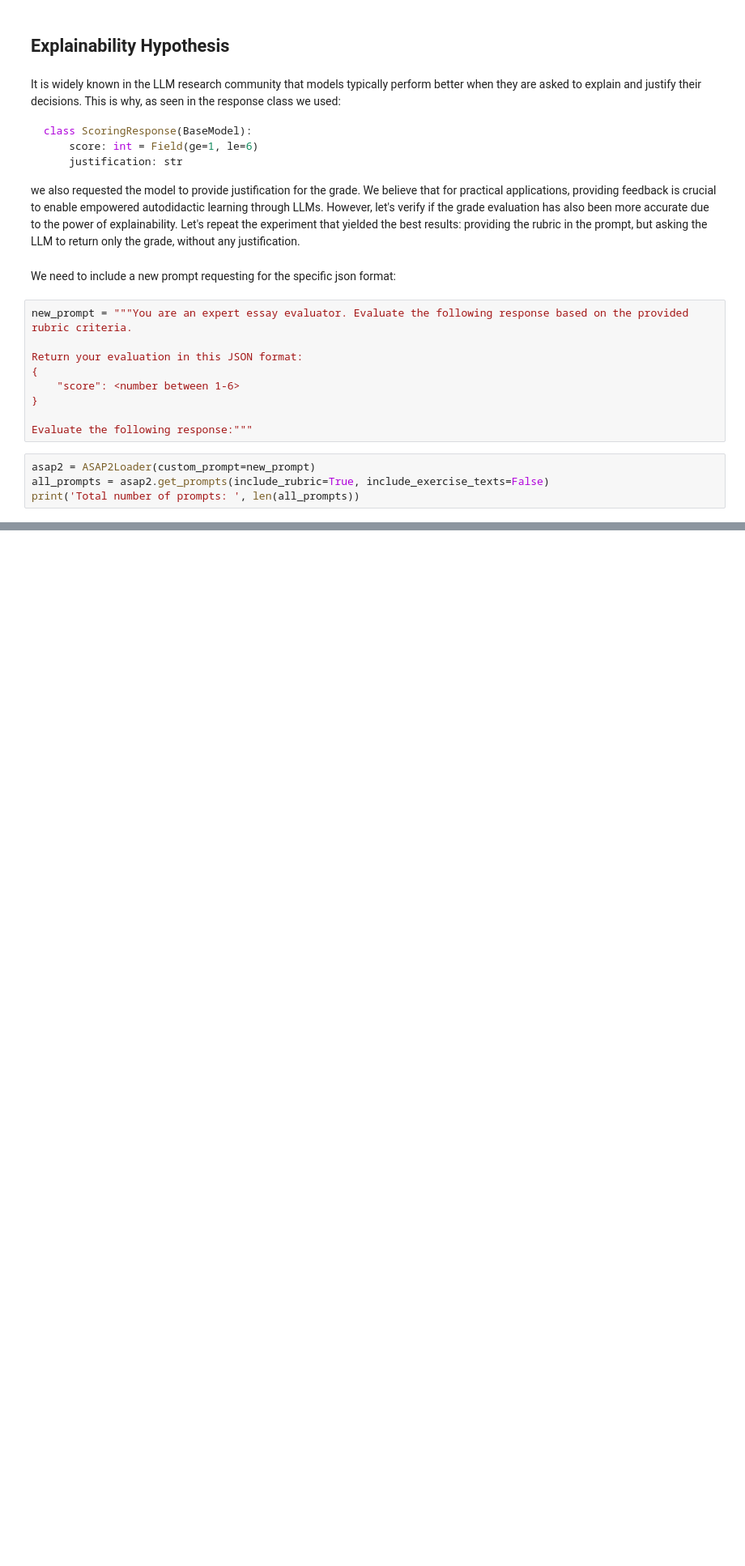
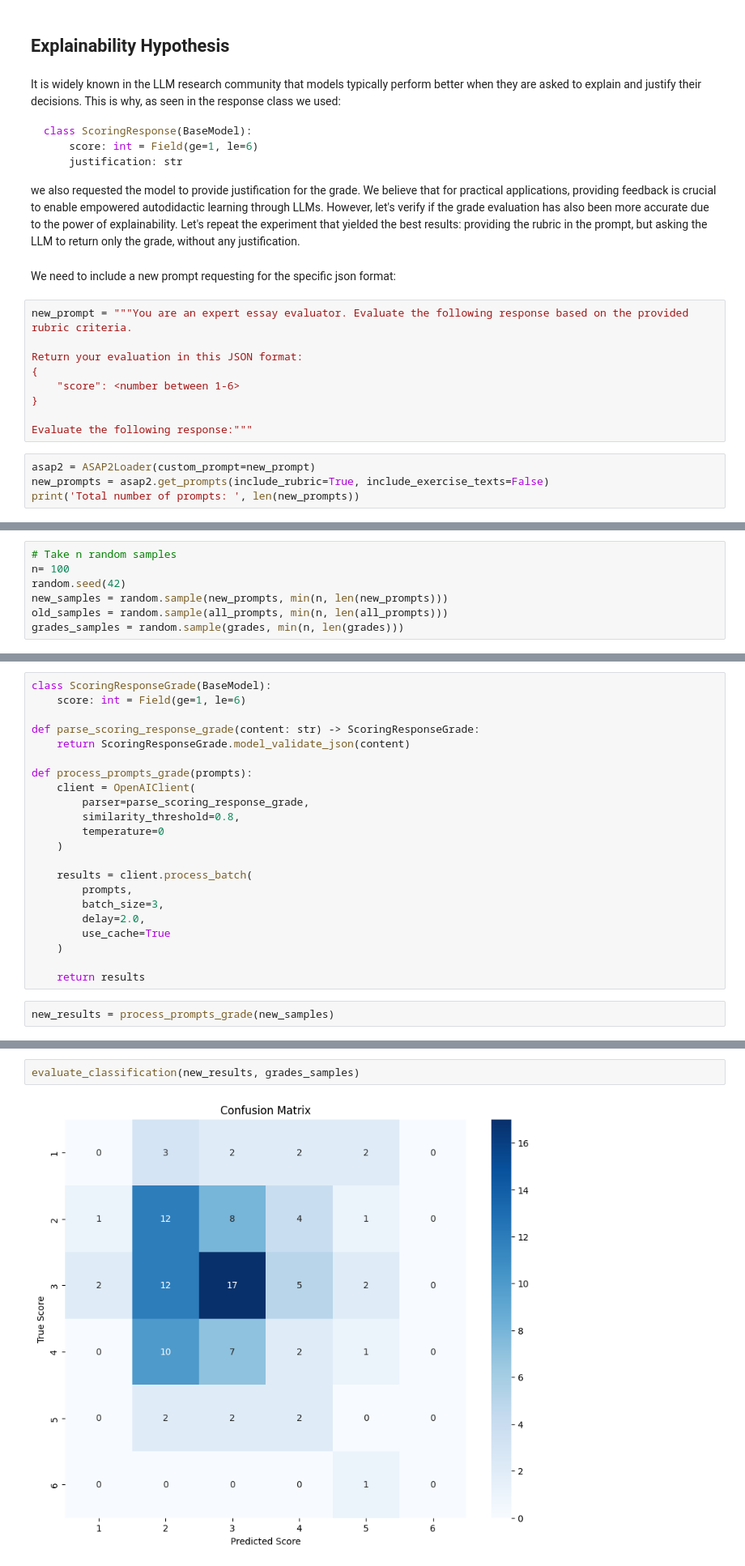
Before and after one commit to alvaro-francisco-gil/mentor-eval, a Jupyter notebook: asap2_analysis.ipynb, the cells around one changed output, grey strips where cells are left out. Shown at 81% size. Cells and saved outputs as stored; diff of their text form; blank space fills up the shorter version.

```diff
--- a/asap2_analysis.ipynb
+++ b/asap2_analysis.ipynb
@@ -565,6 +566,6 @@ Return your evaluation in this JSON format:
 Evaluate the following response:"""
 # %%
 asap2 = ASAP2Loader(custom_prompt=new_prompt)
-all_prompts = asap2.get_prompts(include_rubric=True, include_exercise_texts=False)
-print('Total number of prompts: ', len(all_prompts))
+new_prompts = asap2.get_prompts(include_rubric=True, include_exercise_texts=False)
+print('Total number of prompts: ', len(new_prompts))
 # %% [output]
@@ -571,0 +573,7 @@ TypeError: ASAP2Loader.__init__() got an unexpected keyword argument 'custom_pro
+# %%
+# Take n random samples
+n= 100
+random.seed(42)
+new_samples = random.sample(new_prompts, min(n, len(new_prompts)))
+old_samples = random.sample(all_prompts, min(n, len(all_prompts)))
+grades_samples = random.sample(grades, min(n, len(grades)))
@@ -571,0 +582,24 @@ TypeError: ASAP2Loader.__init__() got an unexpected keyword argument 'custom_pro
+# %%
+class ScoringResponseGrade(BaseModel):
+    score: int = Field(ge=1, le=6)
+
+def parse_scoring_response_grade(content: str) -> ScoringResponseGrade:
+    return ScoringResponseGrade.model_validate_json(content)
+
+def process_prompts_grade(prompts):
+    client = OpenAIClient(
+        parser=parse_scoring_response_grade,
+        similarity_threshold=0.8,
+        temperature=0
+    )
+
+    results = client.process_batch(
+        prompts,
+        batch_size=3,
+        delay=2.0,
+        use_cache=True
+    )
+
+    return results
+# %%
+new_results = process_prompts_grade(new_samples)
@@ -571,0 +624,4 @@ TypeError: ASAP2Loader.__init__() got an unexpected keyword argument 'custom_pro
+# %%
+evaluate_classification(new_results, grades_samples)
+# %% [output]
+[figure, added]
```
Also changed, not shown: parts of 14 cells of this notebook.
